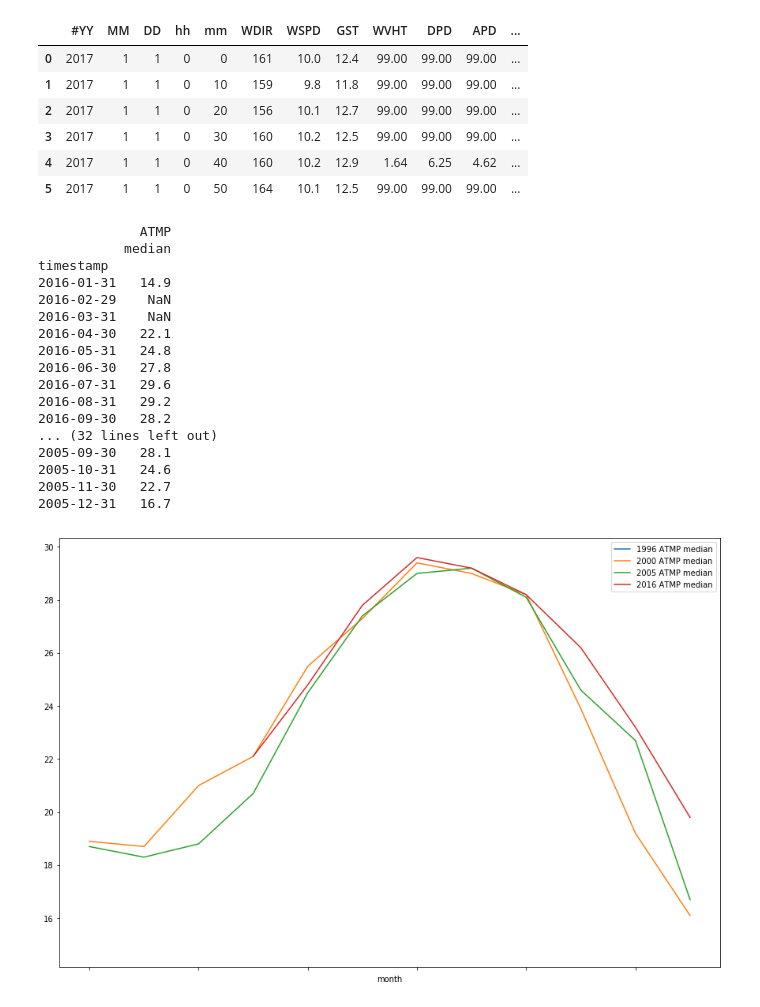
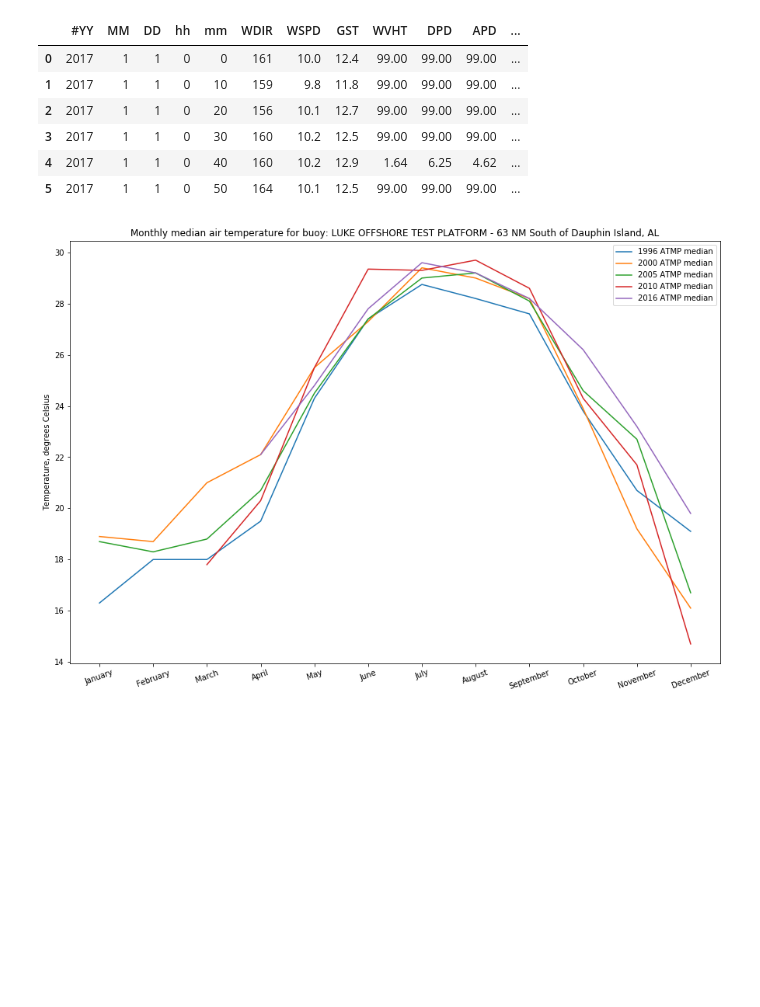
Before and after one commit to jxfischer/buoy-data-analysis, a Jupyter notebook: Pandas_Experiment_Pre-Final.ipynb, the cells around one changed output. Drawn from its saved outputs; the diff is of its cells as text; code cells hidden in the pictures; blank space fills up the shorter version.

Commit message:
Add first chart

```diff
--- a/Pandas_Experiment_Pre-Final.ipynb
+++ b/Pandas_Experiment_Pre-Final.ipynb
@@ -257,26 +300,17 @@ data/buoy_data_2017.txt has 41943 entries
 # %%
 grouped2016=build_median_df(df2016, 'ATMP', 2016)
 grouped1996=build_median_df(df1996, 'ATMP', 1996)
 grouped2000=build_median_df(df2000, 'ATMP', 2000)
 grouped2005=build_median_df(df2005, 'ATMP', 2005)
-grouped=pd.concat([grouped1996, grouped2000, grouped2005, grouped2016], axis=1, sort=True)
+grouped2010=build_median_df(df2010, 'ATMP', 2010,
+                           index=['03-Mar', '04-Apr', '05-May', '06-Jun', '07-Jul', '08-Aug', '09-Sep', '10-Oct', '11-Nov', '12-Dec'])
+grouped=pd.concat([grouped1996, grouped2000, grouped2005, grouped2010, grouped2016], axis=1, sort=True)
 grouped.plot(figsize=(15,10), kind='line');
+import matplotlib.pyplot as plt
+import calendar
+plt.title("Monthly median air temperature for buoy: LUKE OFFSHORE TEST PLATFORM - 63 NM South of Dauphin Island, AL");
+plt.ylabel("Temperature, degrees Celsius");
+plt.xticks(np.arange(12), calendar.month_name[1:13], rotation=20);
+plt.savefig('42040-airtemp.pdf')
 # %% [output]
-             ATMP
-           median
-timestamp
-2016-01-31   14.9
-2016-02-29    NaN
-2016-03-31    NaN
-2016-04-30   22.1
-2016-05-31   24.8
-2016-06-30   27.8
-2016-07-31   29.6
-2016-08-31   29.2
-2016-09-30   28.2
-... (32 lines left out)
-2005-09-30   28.1
-2005-10-31   24.6
-2005-11-30   22.7
-2005-12-31   16.7
-[figure, old version]
+[figure, new version]
```
Also changed, not shown: parts of 7 cells of this notebook, 3 other files.
